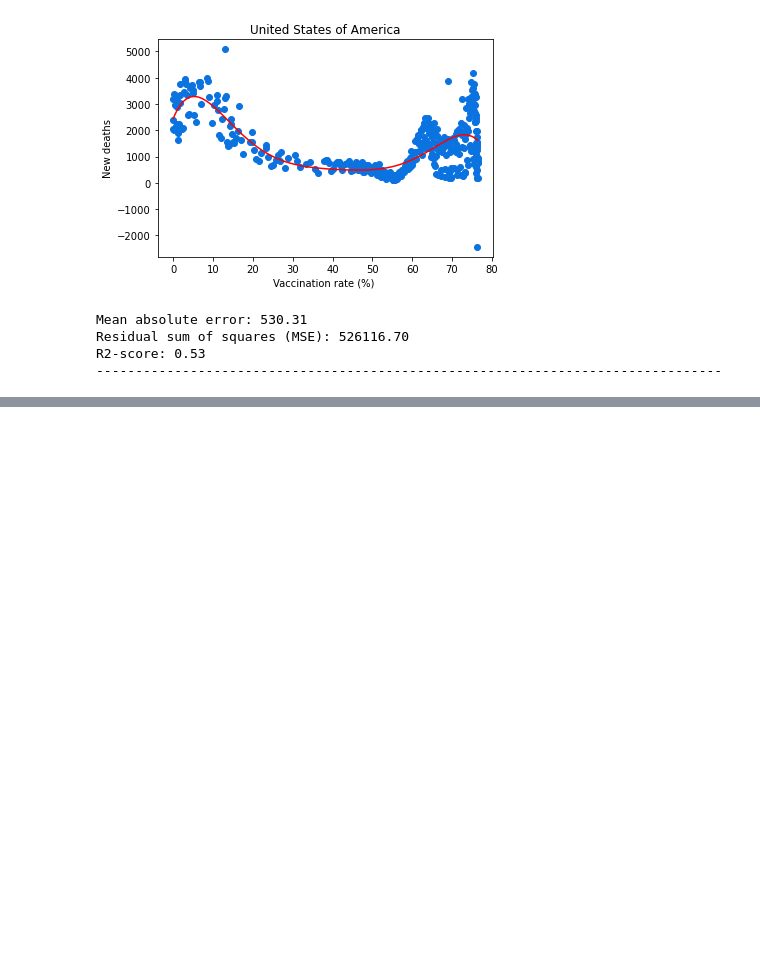
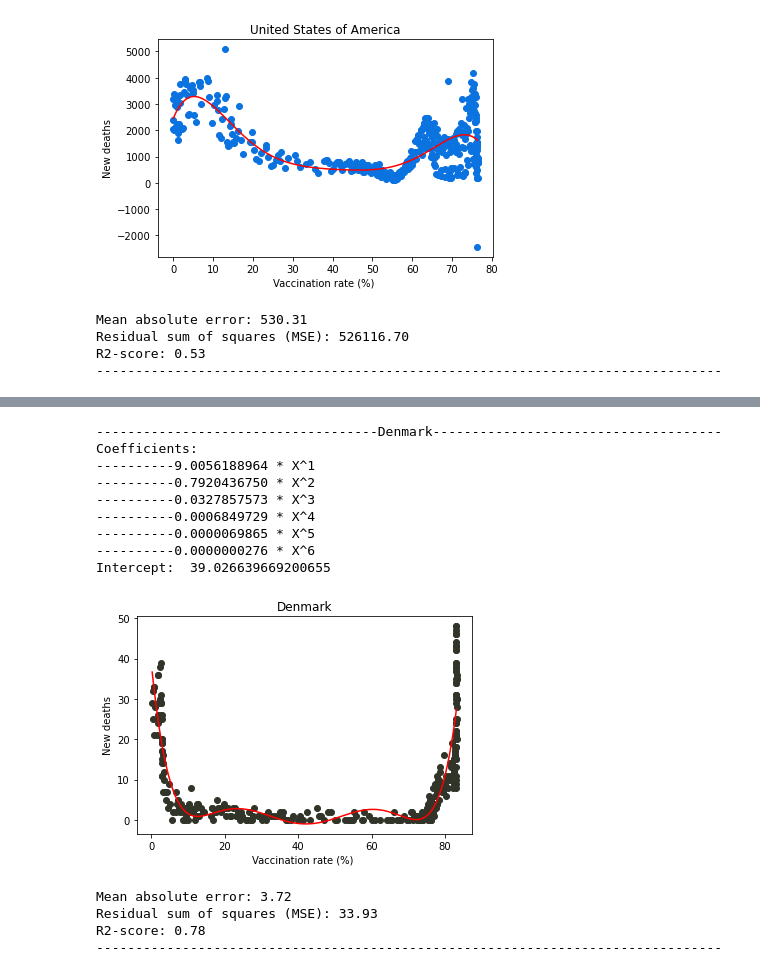
Before and after one commit to SaltedEggYok/INF1002-assignment-1, a Jupyter notebook: code/Covid Vaccination Vs Death Ratio (LR).ipynb, the cells around one changed output, grey strips where cells are left out. Cells and saved outputs as stored; diff of their text form; code cells hidden in the pictures; blank space fills up the shorter version.

Commit message:
Safety of Vaccine

```diff
--- a/code/Covid Vaccination Vs Death Ratio (LR).ipynb
+++ b/code/Covid Vaccination Vs Death Ratio (LR).ipynb
@@ -332,0 +405,17 @@ px.line(x=time,y=date_group['New_deaths'].cumsum())
+# %%
+plot_vaccine_mortality("Denmark", mortality, 6)
+# %% [output]
+------------------------------------Denmark-------------------------------------
+Coefficients:
+----------9.0056188964 * X^1
+----------0.7920436750 * X^2
+----------0.0327857573 * X^3
+----------0.0006849729 * X^4
+----------0.0000069865 * X^5
+----------0.0000000276 * X^6
+Intercept:  39.026639669200655
+[figure, added]
+Mean absolute error: 3.72
+Residual sum of squares (MSE): 33.93
+R2-score: 0.78
+--------------------------------------------------------------------------------
```
Also changed, not shown: parts of 14 cells of this notebook, 1 other file.
